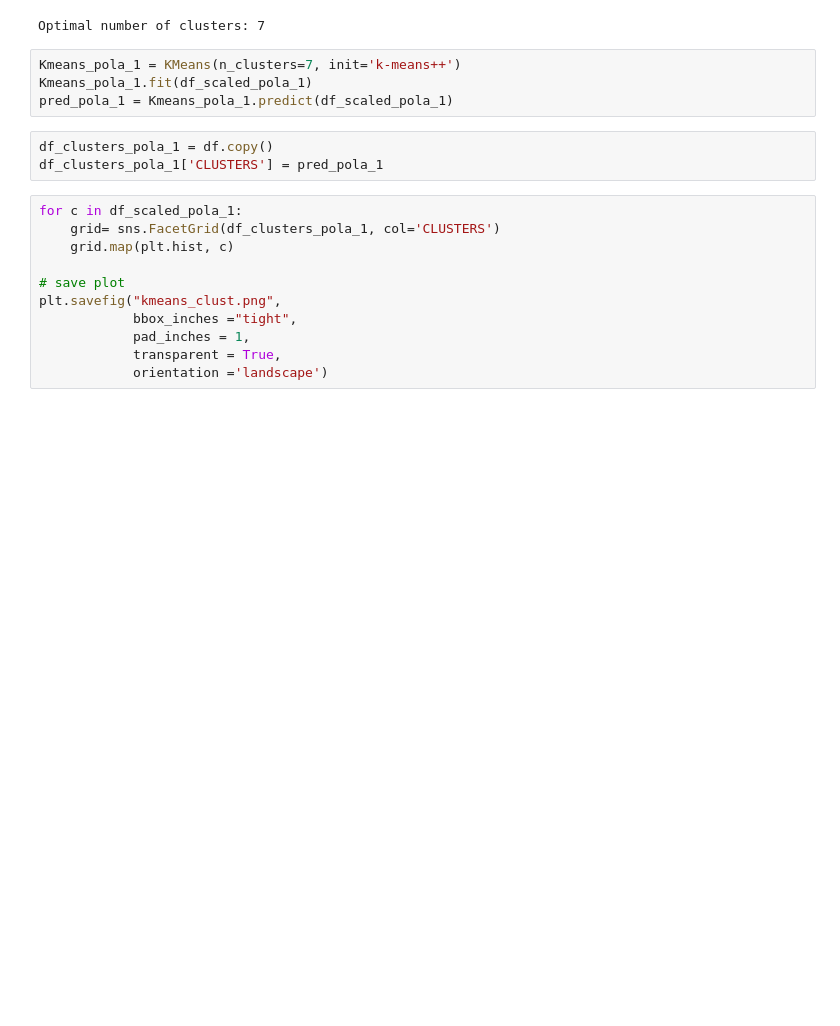
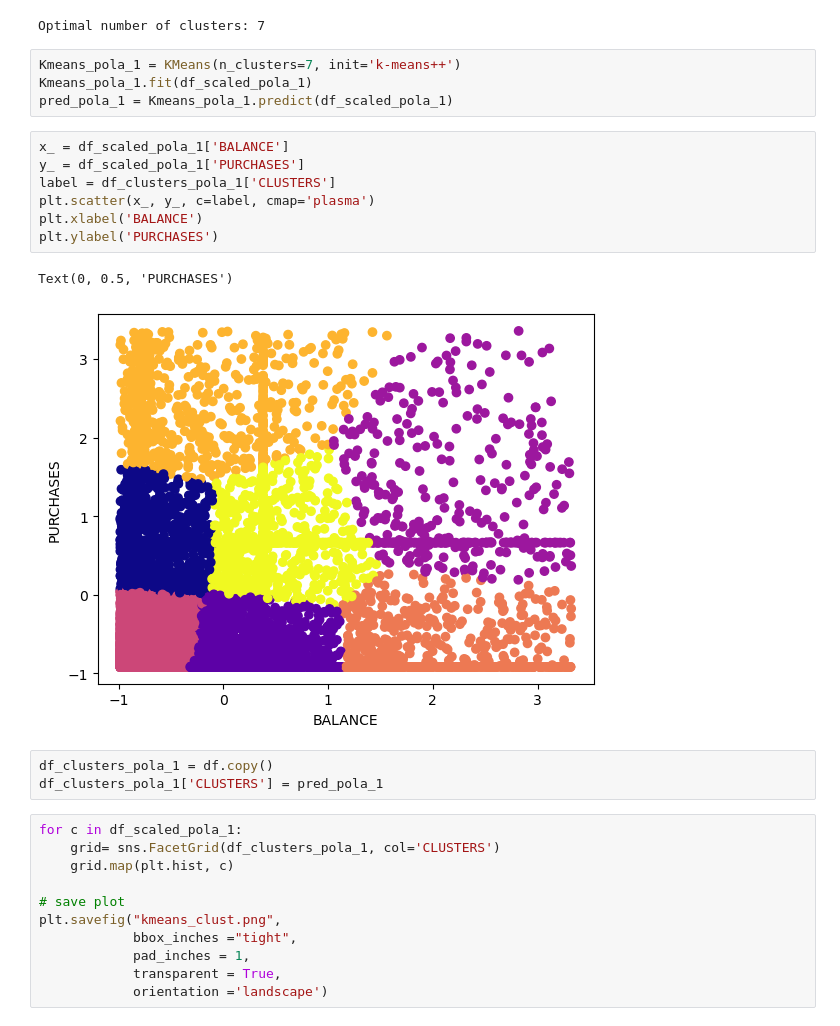
Before and after one commit to safiralya/FinalProject4, a Jupyter notebook: PYTN_KampusMerdeka_FP4_SafiraAlyaFafaza.ipynb, the cells around one changed output. Drawn from its saved outputs; the diff is of its cells as text; blank space fills up the shorter version.

```diff
--- a/PYTN_KampusMerdeka_FP4_SafiraAlyaFafaza.ipynb
+++ b/PYTN_KampusMerdeka_FP4_SafiraAlyaFafaza.ipynb
@@ -631,6 +631,16 @@ Optimal number of clusters: 7
 Kmeans_pola_1 = KMeans(n_clusters=7, init='k-means++')
 Kmeans_pola_1.fit(df_scaled_pola_1)
 pred_pola_1 = Kmeans_pola_1.predict(df_scaled_pola_1)
+# %%
+x_ = df_scaled_pola_1['BALANCE']
+y_ = df_scaled_pola_1['PURCHASES']
+label = df_clusters_pola_1['CLUSTERS']
+plt.scatter(x_, y_, c=label, cmap='plasma')
+plt.xlabel('BALANCE')
+plt.ylabel('PURCHASES')
+# %% [output]
+Text(0, 0.5, 'PURCHASES')
+[figure, added]
 # %%
 df_clusters_pola_1 = df.copy()
 df_clusters_pola_1['CLUSTERS'] = pred_pola_1
```
Also changed, not shown: parts of 62 cells of this notebook.
